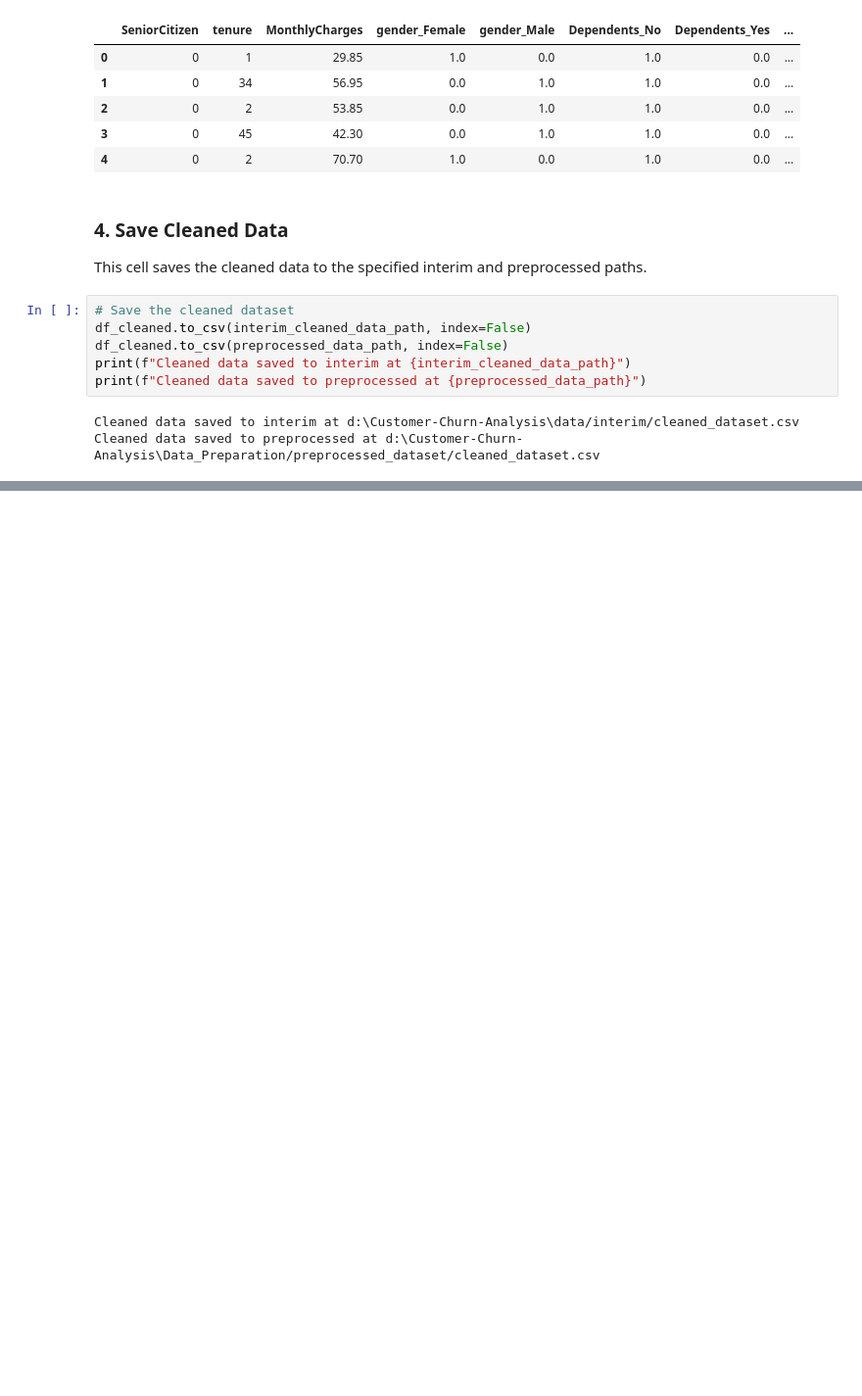
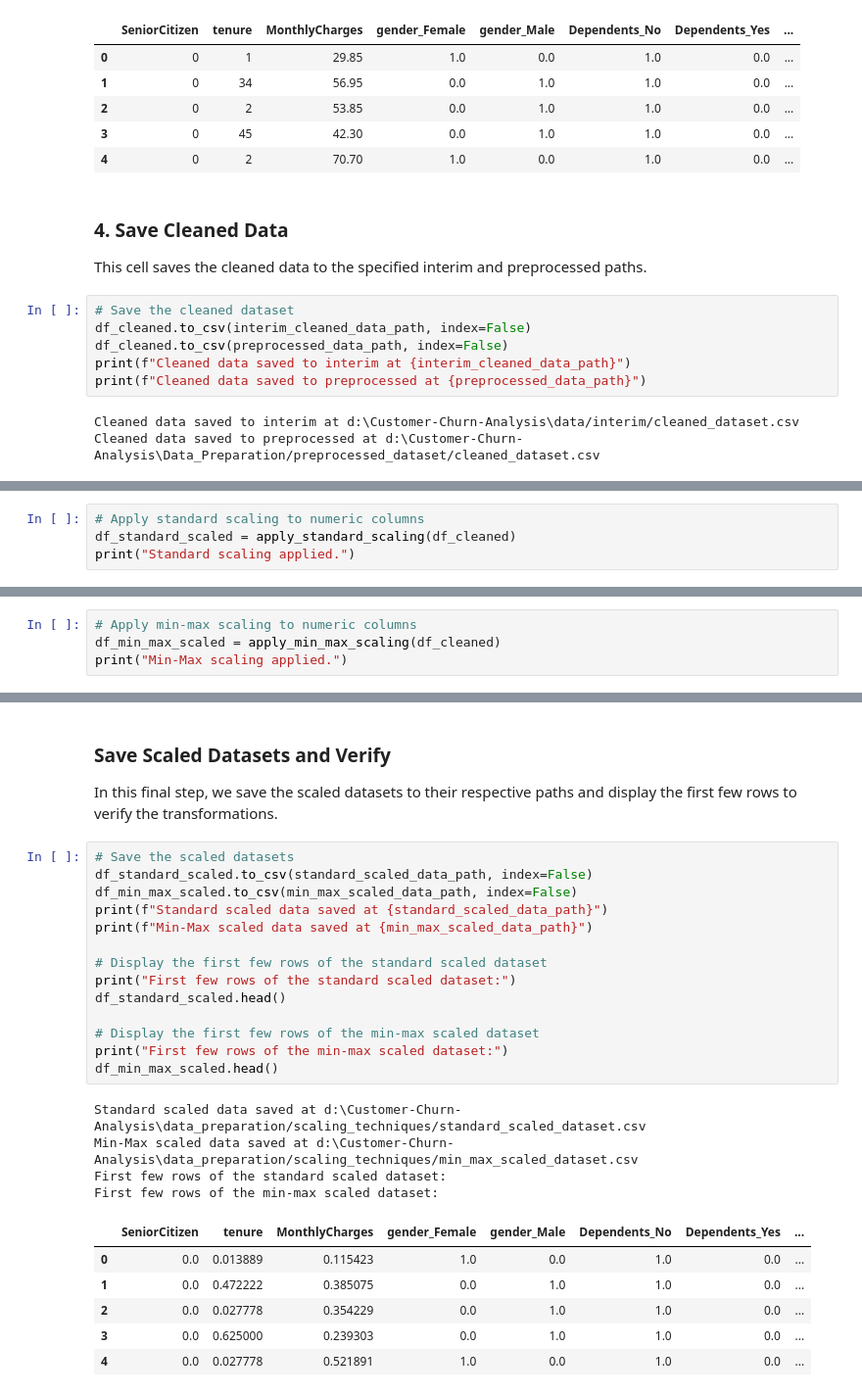
Before and after one commit to Maniramluitel2056/Customer-Churn-Analysis, a Jupyter notebook: notebooks/data_preprocessing/data_preprocessing.ipynb, the cells around one changed output, grey strips where cells are left out. Shown at 98% size. Drawn from its saved outputs; the diff is of its cells as text; blank space fills up the shorter version.

```diff
--- a/notebooks/data_preprocessing/data_preprocessing.ipynb
+++ b/notebooks/data_preprocessing/data_preprocessing.ipynb
@@ -156,0 +233,4 @@ By documenting each step and summarizing the results, I ensure clarity and repro
+# %%
+# Apply standard scaling to numeric columns
+df_standard_scaled = apply_standard_scaling(df_cleaned)
+print("Standard scaling applied.")
@@ -156,0 +250,4 @@ By documenting each step and summarizing the results, I ensure clarity and repro
+# %%
+# Apply min-max scaling to numeric columns
+df_min_max_scaled = apply_min_max_scaling(df_cleaned)
+print("Min-Max scaling applied.")
@@ -156,0 +264,28 @@ By documenting each step and summarizing the results, I ensure clarity and repro
+# %% [markdown]
+### Save Scaled Datasets and Verify
+In this final step, we save the scaled datasets to their respective paths and display the first few rows to verify the transformations.
+# %%
+# Save the scaled datasets
+df_standard_scaled.to_csv(standard_scaled_data_path, index=False)
+df_min_max_scaled.to_csv(min_max_scaled_data_path, index=False)
+print(f"Standard scaled data saved at {standard_scaled_data_path}")
+print(f"Min-Max scaled data saved at {min_max_scaled_data_path}")
+
+# Display the first few rows of the standard scaled dataset
+print("First few rows of the standard scaled dataset:")
+df_standard_scaled.head()
+
+# Display the first few rows of the min-max scaled dataset
+print("First few rows of the min-max scaled dataset:")
+df_min_max_scaled.head()
+# %% [output]
+Standard scaled data saved at d:\Customer-Churn-Analysis\data_preparation/scaling_techniques/standard_scaled_dataset.csv
+Min-Max scaled data saved at d:\Customer-Churn-Analysis\data_preparation/scaling_techniques/min_max_scaled_dataset.csv
+First few rows of the standard scaled dataset:
+First few rows of the min-max scaled dataset:
+|  | SeniorCitizen | tenure | MonthlyCharges | gender_Female | gender_Male | Dependents_No | Dependents_Yes | ... |
+| 0 | 0.0 | 0.013889 | 0.115423 | 1.0 | 0.0 | 1.0 | 0.0 | ... |
+| 1 | 0.0 | 0.472222 | 0.385075 | 0.0 | 1.0 | 1.0 | 0.0 | ... |
+| 2 | 0.0 | 0.027778 | 0.354229 | 0.0 | 1.0 | 1.0 | 0.0 | ... |
+| 3 | 0.0 | 0.625000 | 0.239303 | 0.0 | 1.0 | 1.0 | 0.0 | ... |
+| 4 | 0.0 | 0.027778 | 0.521891 | 1.0 | 0.0 | 1.0 | 0.0 | ... |
```
Also changed, not shown: parts of 14 cells of this notebook, 49 other files.
